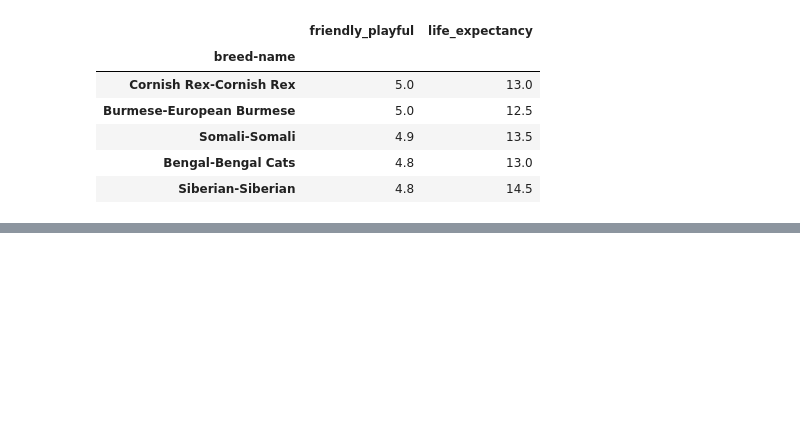
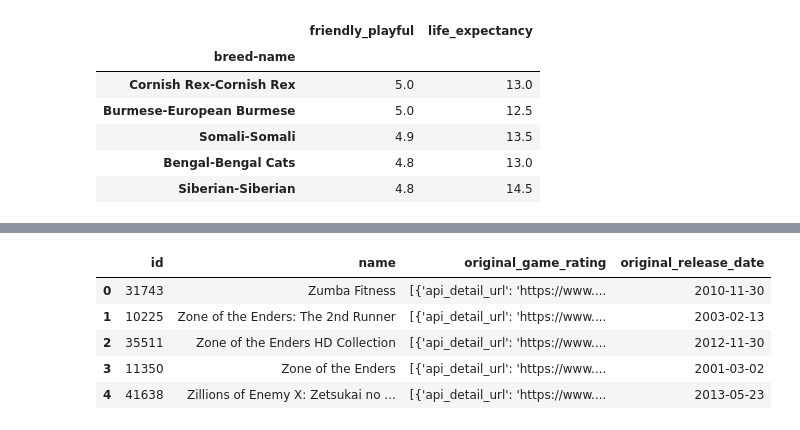
Before and after one commit to letsiki/big_blue_de_exercises, a Jupyter notebook: 08-apis/day-1.ipynb, the cells around one changed output, grey strips where cells are left out. Drawn from its saved outputs; the diff is of its cells as text; code cells hidden in the pictures; blank space fills up the shorter version.

```diff
--- a/08-apis/day-1.ipynb
+++ b/08-apis/day-1.ipynb
@@ -248,0 +253,7 @@ json.loads(response.content)
+# %%
+import requests
+import json
+
+response = requests.get(link, headers=headers)
+response_dict = json.loads(response.content)
+response_dict.keys()
@@ -248,0 +282,5 @@ json.loads(response.content)
+# %%
+import math
+
+response_dict_pages = math.ceil(response_dict["number_of_total_results"] / response_dict["number_of_page_results"])
+response_dict_pages
@@ -248,0 +289,8 @@ json.loads(response.content)
+# %%
+list_of_all_results = []
+for i in range(response_dict_pages):
+    link = f"https://www.giantbomb.com/api/games/?filter=platforms%3A35&field_list=id%2Cname%2Coriginal_game_rating%2Coriginal_release_date&sort=name%3Adesc&limit=10&offset={i}&api_key={api_key}&format=json"
+    page_response = requests.get(link, headers=headers)
+    print(f"fetching page {i + 1}, response code: {page_response.status_code}")
+    page_response_dict = json.loads(page_response.content)
+    list_of_all_results.extend(page_response_dict['results'])
@@ -248,0 +315,3 @@ json.loads(response.content)
+# %%
+df = pd.DataFrame(list_of_all_results)
+df.info()
@@ -248,0 +330,9 @@ json.loads(response.content)
+# %%
+df.head()
+# %% [output]
+|  | id | name | original_game_rating | original_release_date |
+| 0 | 31743 | Zumba Fitness | [{'api_detail_url': 'https://www.... | 2010-11-30 |
+| 1 | 10225 | Zone of the Enders: The 2nd Runner | [{'api_detail_url': 'https://www.... | 2003-02-13 |
+| 2 | 35511 | Zone of the Enders HD Collection | [{'api_detail_url': 'https://www.... | 2012-11-30 |
+| 3 | 11350 | Zone of the Enders | [{'api_detail_url': 'https://www.... | 2001-03-02 |
+| 4 | 41638 | Zillions of Enemy X: Zetsukai no ... | [{'api_detail_url': 'https://www.... | 2013-05-23 |
```
Also changed, not shown: parts of 7 cells of this notebook.
